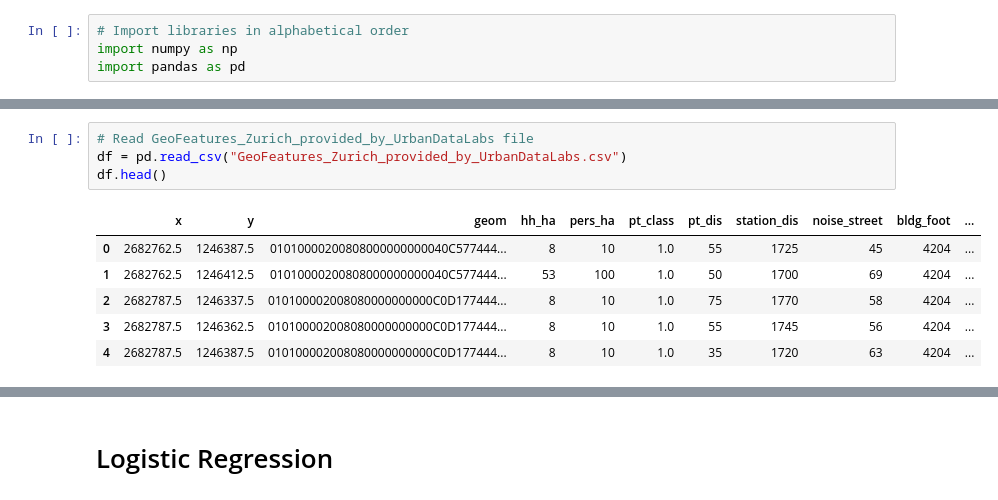
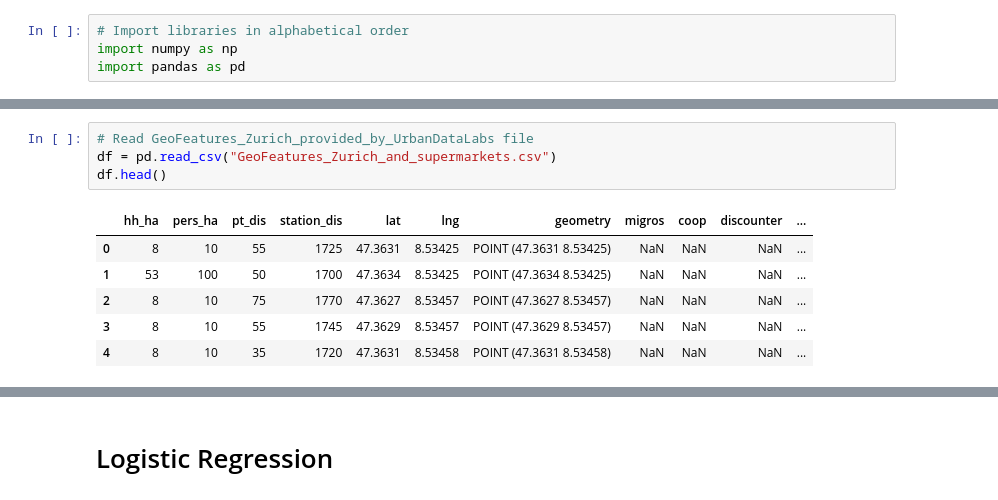
Before and after one commit to martrip/migros_data_challange, a Jupyter notebook: code/DataExploration.ipynb, the cells around one changed output, grey strips where cells are left out. Drawn from its saved outputs; the diff is of its cells as text.

```diff
--- a/code/DataExploration.ipynb
+++ b/code/DataExploration.ipynb
@@ -32,12 +22,12 @@ import pandas as pd
 - **net_acc:** Size of catchment area in 2 min driving time
 # %%
 # Read GeoFeatures_Zurich_provided_by_UrbanDataLabs file
-df = pd.read_csv("GeoFeatures_Zurich_provided_by_UrbanDataLabs.csv")
+df = pd.read_csv("GeoFeatures_Zurich_and_supermarkets.csv")
 df.head()
 # %% [output]
-|  | x | y | geom | hh_ha | pers_ha | pt_class | pt_dis | station_dis | noise_street | bldg_foot | ... |
-| 0 | 2682762.5 | 1246387.5 | 01010000200808000000000040C577444... | 8 | 10 | 1.0 | 55 | 1725 | 45 | 4204 | ... |
-| 1 | 2682762.5 | 1246412.5 | 01010000200808000000000040C577444... | 53 | 100 | 1.0 | 50 | 1700 | 69 | 4204 | ... |
-| 2 | 2682787.5 | 1246337.5 | 010100002008080000000000C0D177444... | 8 | 10 | 1.0 | 75 | 1770 | 58 | 4204 | ... |
-| 3 | 2682787.5 | 1246362.5 | 010100002008080000000000C0D177444... | 8 | 10 | 1.0 | 55 | 1745 | 56 | 4204 | ... |
-| 4 | 2682787.5 | 1246387.5 | 010100002008080000000000C0D177444... | 8 | 10 | 1.0 | 35 | 1720 | 63 | 4204 | ... |
+|  | hh_ha | pers_ha | pt_dis | station_dis | lat | lng | geometry | migros | coop | discounter | ... |
+| 0 | 8 | 10 | 55 | 1725 | 47.3631 | 8.53425 | POINT (47.3631 8.53425) | NaN | NaN | NaN | ... |
+| 1 | 53 | 100 | 50 | 1700 | 47.3634 | 8.53425 | POINT (47.3634 8.53425) | NaN | NaN | NaN | ... |
+| 2 | 8 | 10 | 75 | 1770 | 47.3627 | 8.53457 | POINT (47.3627 8.53457) | NaN | NaN | NaN | ... |
+| 3 | 8 | 10 | 55 | 1745 | 47.3629 | 8.53457 | POINT (47.3629 8.53457) | NaN | NaN | NaN | ... |
+| 4 | 8 | 10 | 35 | 1720 | 47.3631 | 8.53458 | POINT (47.3631 8.53458) | NaN | NaN | NaN | ... |
```
Also changed, not shown: parts of 15 cells of this notebook, 1 other file.
